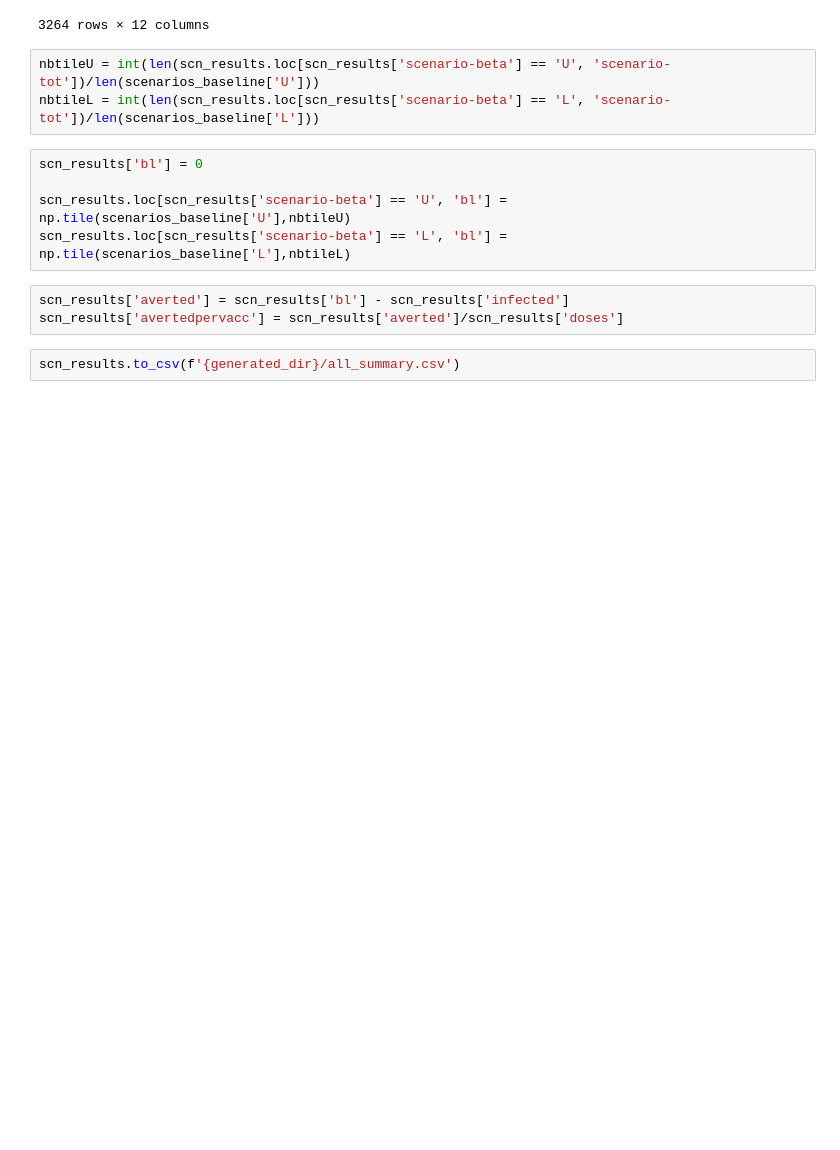
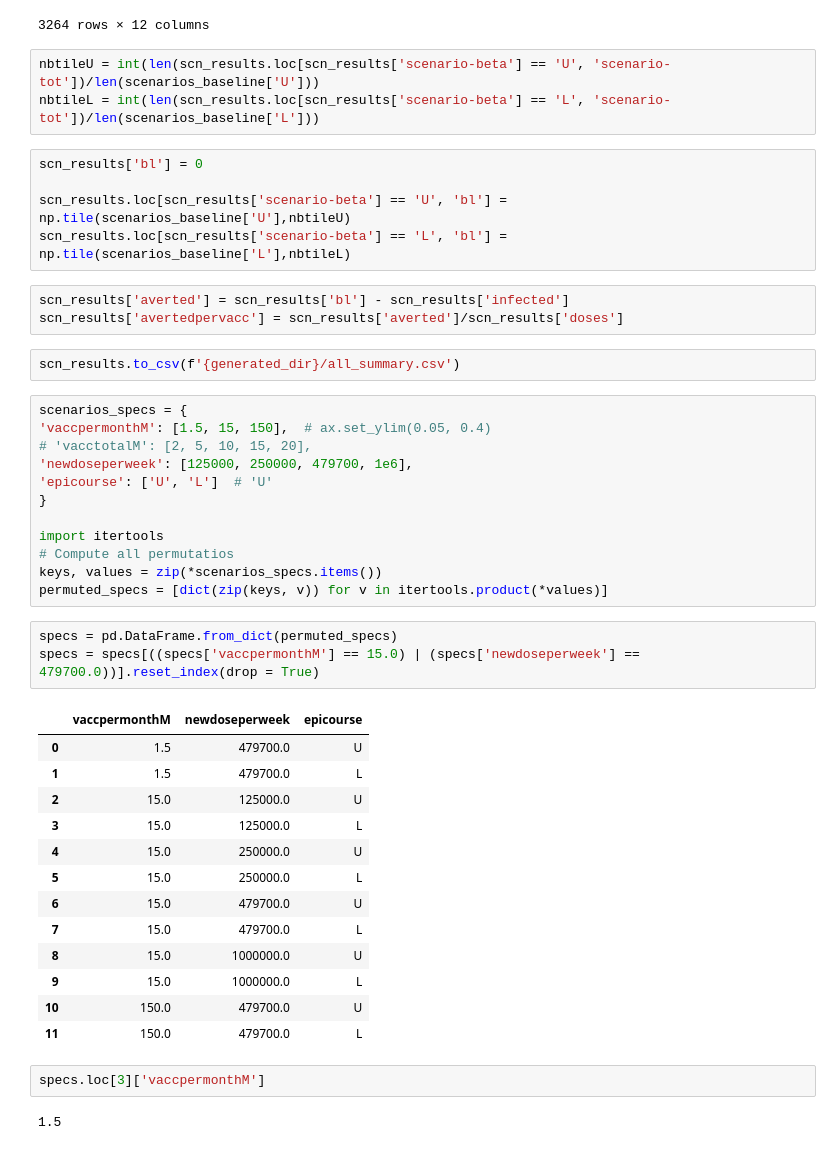
Before and after one commit to jcblemai/COVID-19_italy-vaccination-oc, a Jupyter notebook: generate_all_scn.ipynb, the cells around one changed output. Saved outputs shown, nothing was run; the diff lists cells and outputs as text; blank space fills up the shorter version.

```diff
--- a/generate_all_scn.ipynb
+++ b/generate_all_scn.ipynb
@@ -369,3 +369,36 @@ scn_results['averted'] = scn_results['bl'] - scn_results['infected']
 scn_results['avertedpervacc'] = scn_results['averted']/scn_results['doses']
 # %%
 scn_results.to_csv(f'{generated_dir}/all_summary.csv')
+# %%
+scenarios_specs = {
+'vaccpermonthM': [1.5, 15, 150],  # ax.set_ylim(0.05, 0.4)
+# 'vacctotalM': [2, 5, 10, 15, 20],
+'newdoseperweek': [125000, 250000, 479700, 1e6],
+'epicourse': ['U', 'L']  # 'U'
+}
+
+import itertools
+# Compute all permutatios
+keys, values = zip(*scenarios_specs.items())
+permuted_specs = [dict(zip(keys, v)) for v in itertools.product(*values)]
+# %%
+specs = pd.DataFrame.from_dict(permuted_specs)
+specs = specs[((specs['vaccpermonthM'] == 15.0) | (specs['newdoseperweek'] == 479700.0))].reset_index(drop = True)
+# %% [output]
+|  | vaccpermonthM | newdoseperweek | epicourse |
+| 0 | 1.5 | 479700.0 | U |
+| 1 | 1.5 | 479700.0 | L |
+| 2 | 15.0 | 125000.0 | U |
+| 3 | 15.0 | 125000.0 | L |
+| 4 | 15.0 | 250000.0 | U |
+| 5 | 15.0 | 250000.0 | L |
+| 6 | 15.0 | 479700.0 | U |
+| 7 | 15.0 | 479700.0 | L |
+| 8 | 15.0 | 1000000.0 | U |
+| 9 | 15.0 | 1000000.0 | L |
+| 10 | 150.0 | 479700.0 | U |
+| 11 | 150.0 | 479700.0 | L |
+# %%
+specs.loc[3]['vaccpermonthM']
+# %% [output]
+1.5
```
Also changed, not shown: parts of 1 cell of this notebook, 14 other files.
